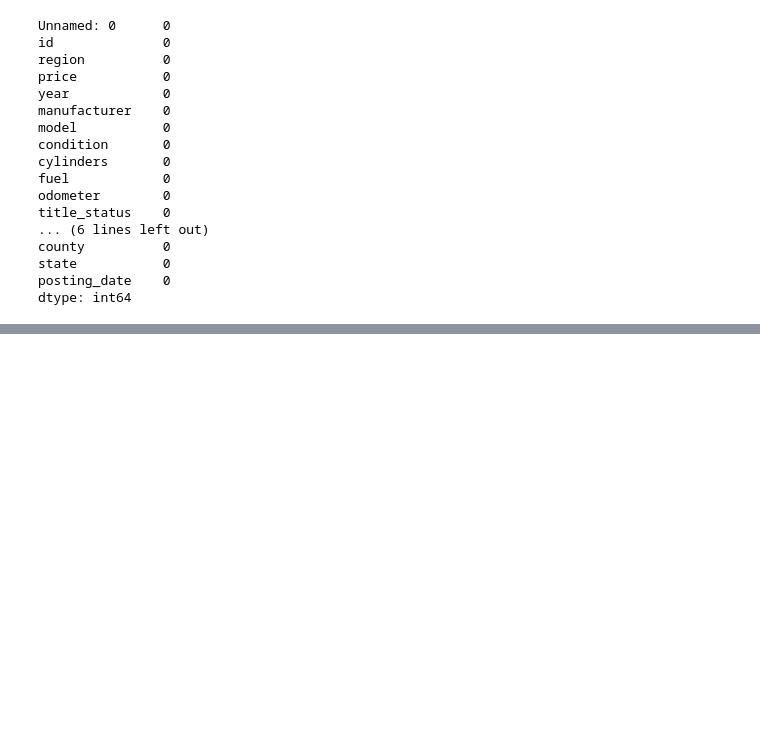
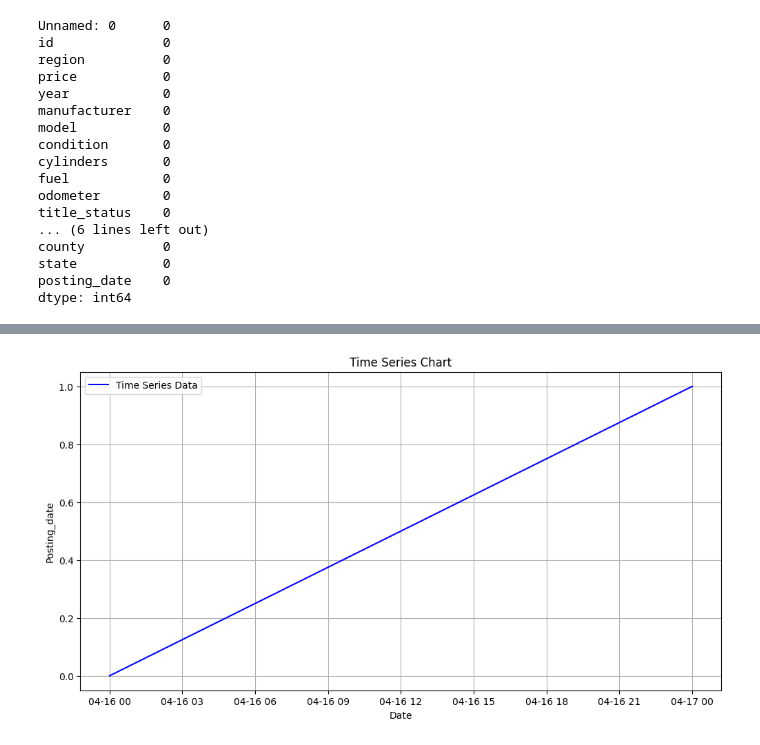
Before and after one commit to EliMuigo/Time_Series_Model, a Jupyter notebook: time-series-modelling.ipynb, the cells around one changed output, grey strips where cells are left out. Drawn from its saved outputs; the diff is of its cells as text; code cells hidden in the pictures; blank space fills up the shorter version.

Commit message:
Kaggle Notebook | time series modelling | Version 11

```diff
--- a/time-series-modelling.ipynb
+++ b/time-series-modelling.ipynb
@@ -171,0 +189,23 @@ pandas.core.frame.DataFrame
+# %%
+
+
+
+
+# Sample data (you can replace this with your own time series data)
+dataset = pd.date_range(start='2021-04-16', end='2021-04-17', freq='D')
+data = [i for i in range(len(dataset))]
+
+# Create a DataFrame
+df = pd.DataFrame(data, index=dataset, columns=['Posting_date'])
+
+# Create a time series chart
+plt.figure(figsize=(12, 6))
+plt.plot(df.index, df['Posting_date'], label='Time Series Data', color='b')
+plt.title('Time Series Chart')
+plt.xlabel('Date')
+plt.ylabel('Posting_date')
+plt.legend()
+plt.grid(True)
+plt.show()
+# %% [output]
+[figure, added]
```
Also changed, not shown: parts of 6 cells of this notebook.
